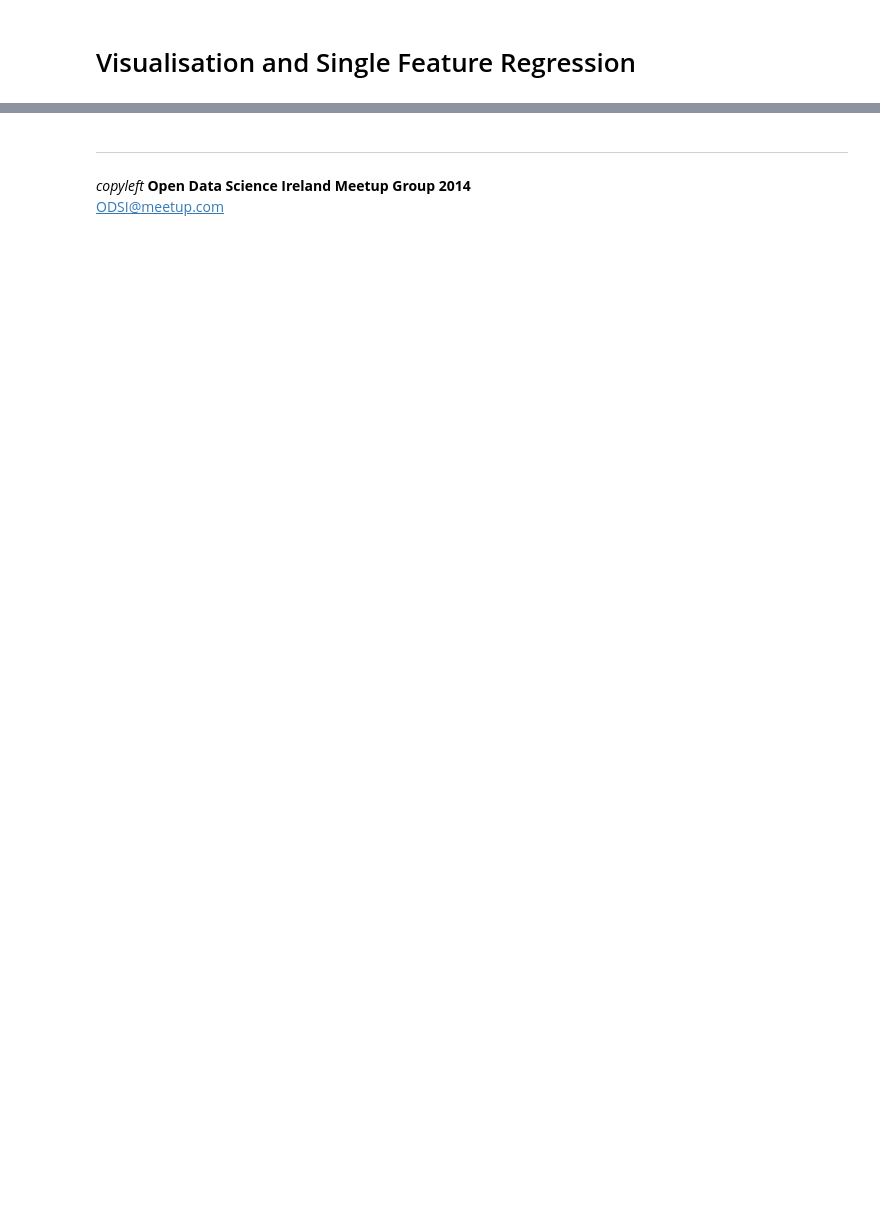
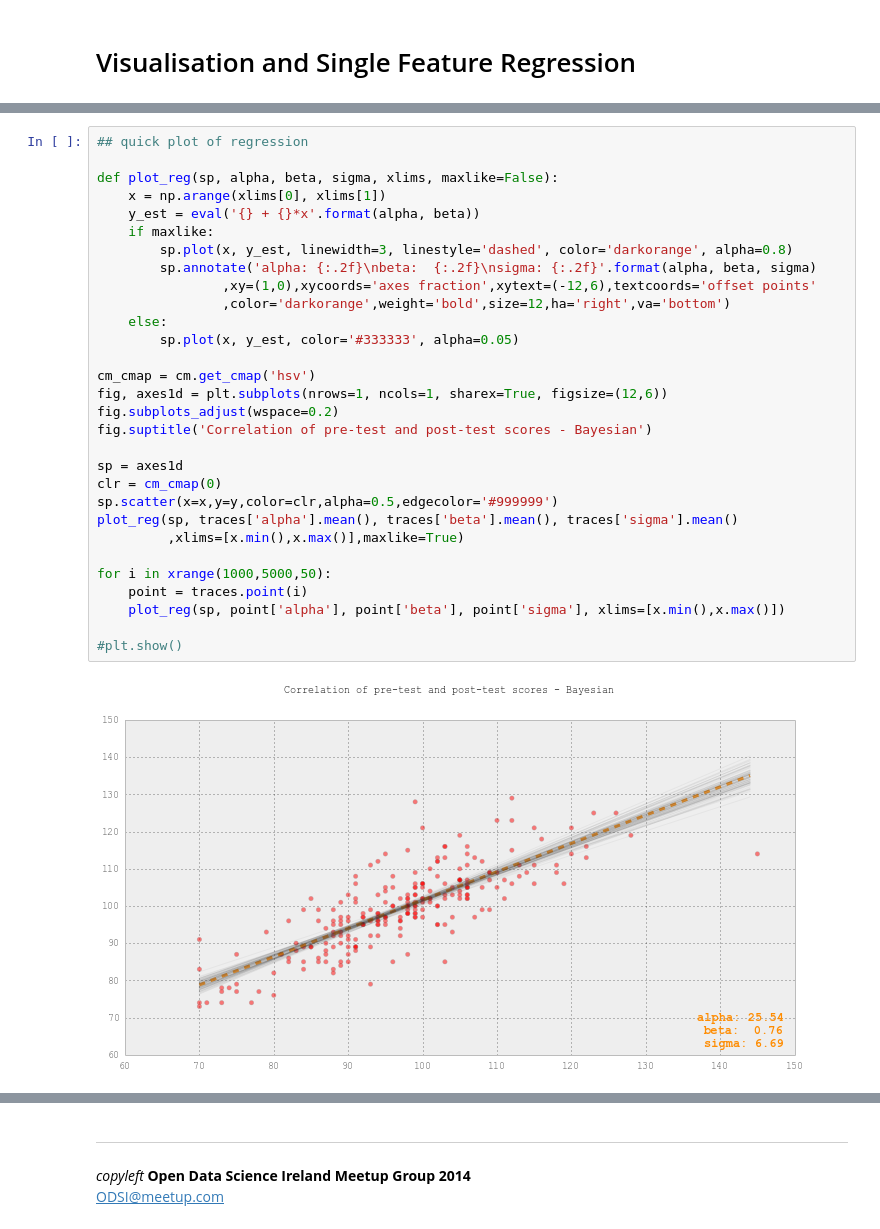
Before and after one commit to tcarnus/suas_literacy, a Jupyter notebook: 02_InitialExploration.ipynb, the cells around one changed output, grey strips where cells are left out. Cells and saved outputs as stored; diff of their text form; blank space fills up the shorter version.

```diff
--- a/02_InitialExploration.ipynb
+++ b/02_InitialExploration.ipynb
@@ -102,0 +182,32 @@ df.head()
+# %%
+## quick plot of regression
+
+def plot_reg(sp, alpha, beta, sigma, xlims, maxlike=False):
+    x = np.arange(xlims[0], xlims[1])
+    y_est = eval('{} + {}*x'.format(alpha, beta))
+    if maxlike:
+        sp.plot(x, y_est, linewidth=3, linestyle='dashed', color='darkorange', alpha=0.8)
+        sp.annotate('alpha: {:.2f}\nbeta:  {:.2f}\nsigma: {:.2f}'.format(alpha, beta, sigma)
+                ,xy=(1,0),xycoords='axes fraction',xytext=(-12,6),textcoords='offset points'
+                ,color='darkorange',weight='bold',size=12,ha='right',va='bottom')
+    else:
+        sp.plot(x, y_est, color='#333333', alpha=0.05)
+
+cm_cmap = cm.get_cmap('hsv')
+fig, axes1d = plt.subplots(nrows=1, ncols=1, sharex=True, figsize=(12,6))
+fig.subplots_adjust(wspace=0.2)
+fig.suptitle('Correlation of pre-test and post-test scores - Bayesian')
+
+sp = axes1d
+clr = cm_cmap(0)
+sp.scatter(x=x,y=y,color=clr,alpha=0.5,edgecolor='#999999')
+plot_reg(sp, traces['alpha'].mean(), traces['beta'].mean(), traces['sigma'].mean()
+         ,xlims=[x.min(),x.max()],maxlike=True)
+
+for i in xrange(1000,5000,50):
+    point = traces.point(i)
+    plot_reg(sp, point['alpha'], point['beta'], point['sigma'], xlims=[x.min(),x.max()])
+
+#plt.show()
+# %% [output]
+[figure, added]
```
Also changed, not shown: parts of 10 cells of this notebook, 2 other files.
